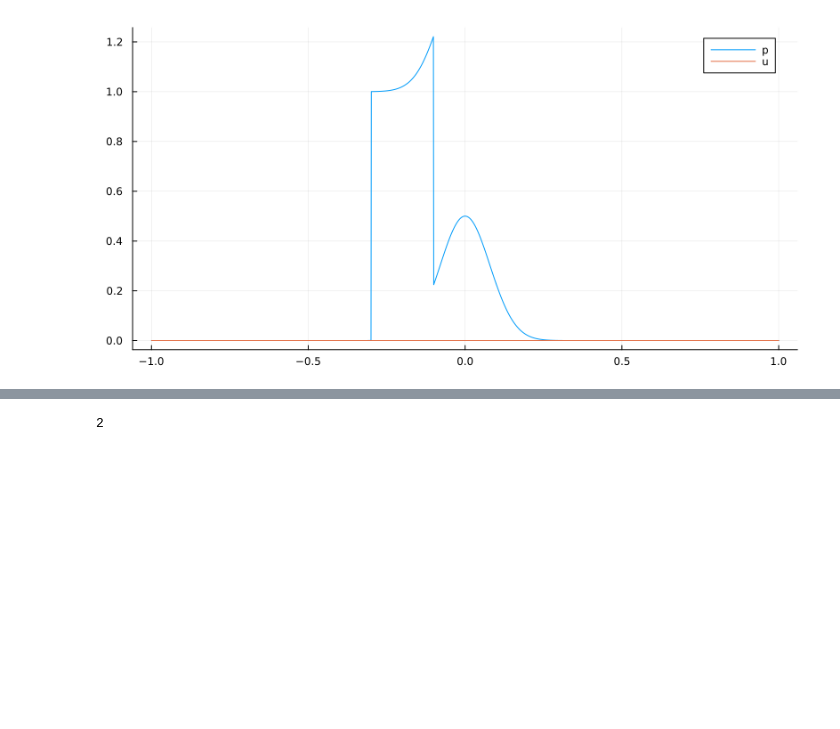
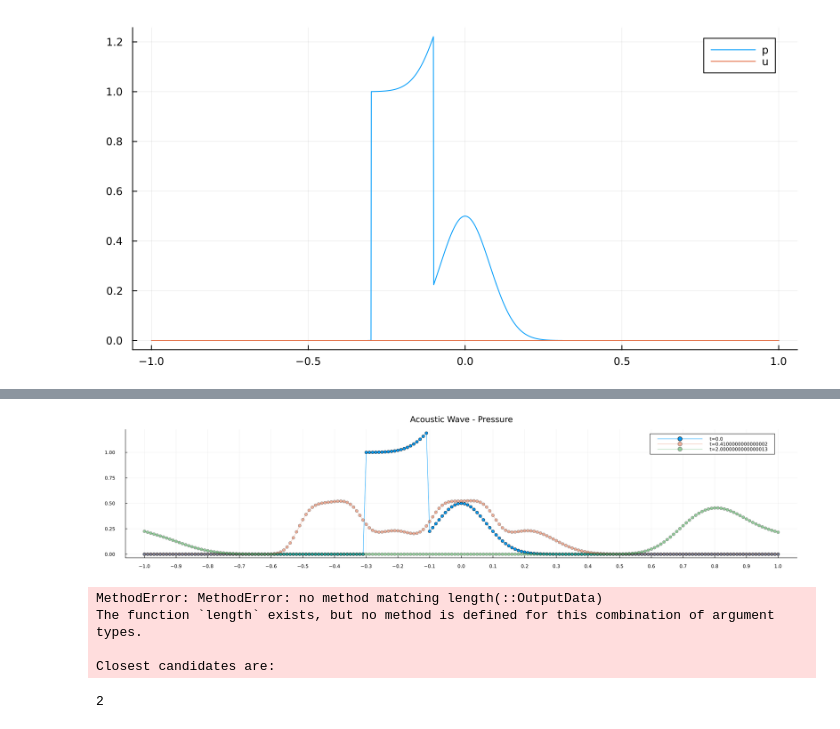
Before and after one commit to markosloizou/FVM, a Jupyter notebook: Chapter4/fvm.ipynb, the cells around one changed output, grey strips where cells are left out. Cells and saved outputs as stored; diff of their text form; code cells hidden in the pictures; blank space fills up the shorter version.

```diff
--- a/Chapter4/fvm.ipynb
+++ b/Chapter4/fvm.ipynb
@@ -35,0 +12,3 @@ length(oa)
+# %%
+v = collect(1:3)
+v
@@ -127,0 +24,3 @@ BoundsError: BoundsError: attempt to access 3×2 Matrix{Float64} at index [0]
+# %%
+a = OffsetArray(v, -1)
+a
@@ -341,11 +251,11 @@ Ko = 0.25
 
 A =    [0 Ko; 1/po 0]
 dx = 0.01
-dt = 0.001
-tmax = 1
+dt = 0.01
+tmax = 2
 method = Godunov
 
 
 
-sol_acc = solve(A, -1, 1, dx , dt, tmax, q_0, Godunov, dt_cfl)
+sol_acc = solve(A, -1, 1, dx , dt, tmax, q_0; method=Godunov, log_interval=0.1)
 # %% [output]
@@ -353,3 +280,20 @@ ArgumentError: ArgumentError: offset arrays are not supported but got an array w
+# %%
+fig1 = plot(sol_acc[1].x, first.(sol_acc[1].q), marker=:circle, label="t=$(sol_acc[1].t)", size=(1800, 400), margin=5mm, xticks=-1:0.1:1, title="Acoustic Wave - Pressure")
+plot!(sol_acc[5].x, first.(sol_acc[5].q), marker=:circle, label="t=$(sol_acc[5].t)", opacity=0.5)
+plot!(sol_acc[end].x, first.(sol_acc[end].q), marker=:circle, label="t=$(sol_acc[end].t)", opacity=0.5)
+
+display(fig1)
+
+fig2 = plot(sol_acc[1].x, getindex.(sol_acc[1], 2), marker=:circle, label="t=$(sol_acc[1].t)", size=(1800, 400), margin=5mm, xticks=0:0.1:2,  title="Acoustic Wave - Velocity")
+plot!(sol_acc[5].x, getindex.(sol_acc[5], 2), marker=:circle, label="t=$(sol_acc[5].t)", opacity=0.5)
+plot!(sol_acc[end].x, getindex.(sol_acc[end], 2), marker=:circle, label="t=$(sol_acc[end].t)", opacity=0.5)
+display(fig2)
+# %% [output]
+[figure, added]
+MethodError: MethodError: no method matching length(::OutputData)
+The function `length` exists, but no method is defined for this combination of argument types.
+
+Closest candidates are:
 # %%
 length(q_0(0))
 # %% [output]
```
Also changed, not shown: parts of 26 cells of this notebook.
